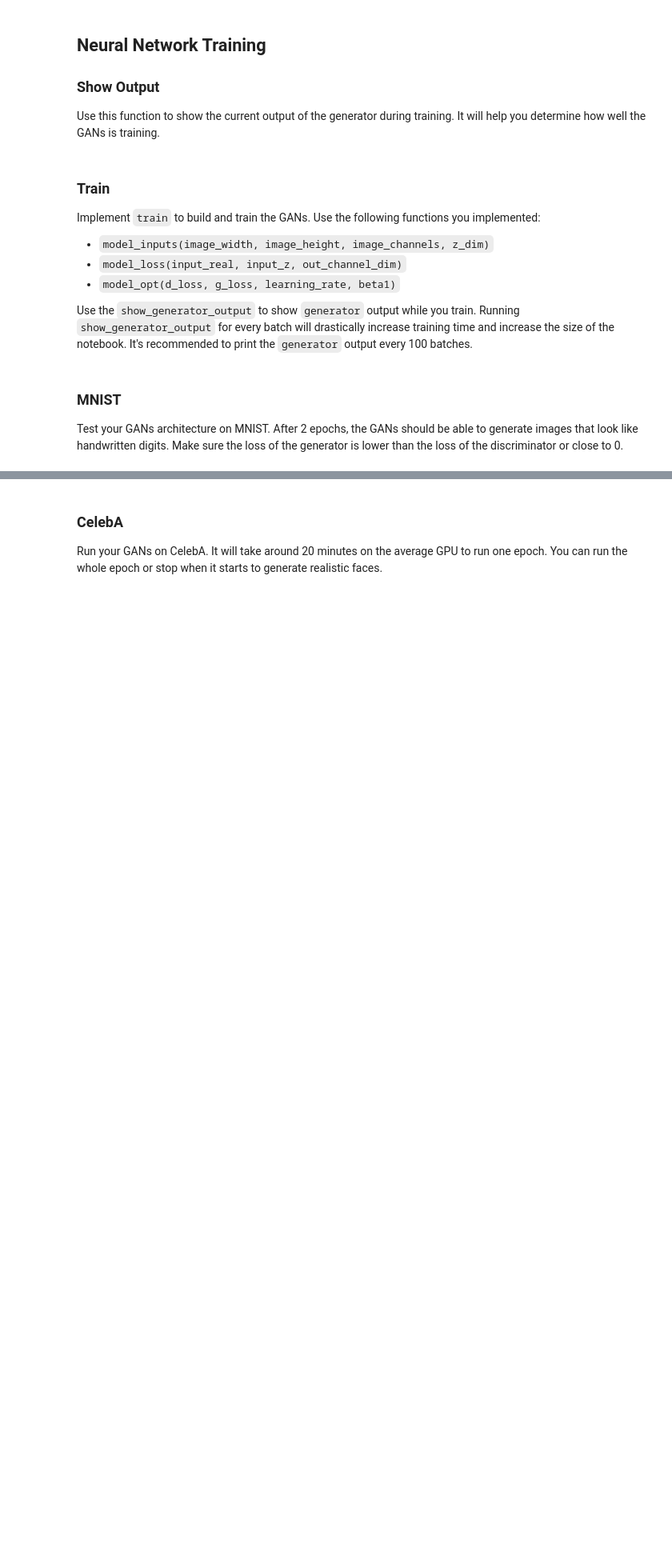
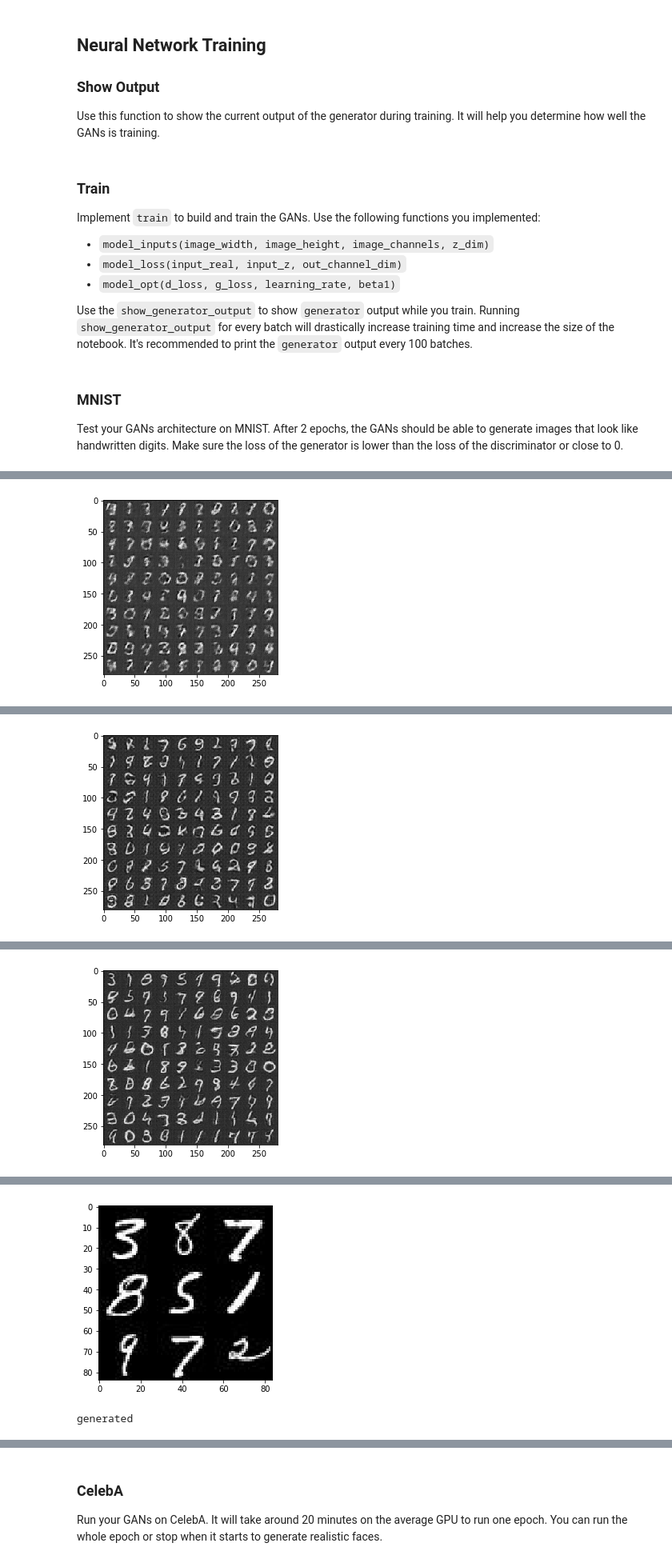
Before and after one commit to bat-cha/deep-learning, a Jupyter notebook: face_generation/dlnd_face_generation.ipynb, the cells around one changed output, grey strips where cells are left out. Shown at 80% size. Saved outputs shown, nothing was run; the diff lists cells and outputs as text; code cells hidden in the pictures; blank space fills up the shorter version.

```diff
--- a/face_generation/dlnd_face_generation.ipynb
+++ b/face_generation/dlnd_face_generation.ipynb
@@ -338,19 +351,17 @@ def train(epoch_count, batch_size, z_dim, learning_rate, beta1, get_batches, dat
     :param data_shape: Shape of the data
     :param data_image_mode: The image mode to use for images ("RGB" or "L")
     """
-    # TODO: Build Model
+
     train_samples, image_width, image_height, image_channels = data_shape
 
     input_real, input_z, learn_rate = model_inputs(image_width, image_height, image_channels, z_dim)
     d_loss, g_loss = model_loss(input_real, input_z, image_channels)
     d_train_opt, g_train_opt = model_opt(d_loss, g_loss, learn_rate, beta1)
 
-    sample_z = np.random.uniform(-1, 1, size=(72, z_dim))
-    samples, losses = [], []
+    n_images = 100
     steps = 0
-    print_every=10
-    show_every=100
-    figsize=(5,5)
+    print_every=250
+    show_every=1000
 
     saver = tf.train.Saver()
 
@@ -358,46 +369,47 @@ def train(epoch_count, batch_size, z_dim, learning_rate, beta1, get_batches, dat
         sess.run(tf.global_variables_initializer())
         for epoch_i in range(epoch_count):
             for batch_images in get_batches(batch_size):
-                # TODO: Train Model
                 steps += 1
                 batch_z = np.random.uniform(-1, 1, size=(batch_size, z_dim))
 
-                # Run optimizers
+                # ratio of 2 generator runs for 1 discriminator run
                 _ = sess.run(d_train_opt, feed_dict={input_real: batch_images, input_z: batch_z, learn_rate:learning_rate})
                 _ = sess.run(g_train_opt, feed_dict={input_z: batch_z, input_real: batch_images, learn_rate:learning_rate})
+                _ = sess.run(g_train_opt, feed_dict={input_z: batch_z, input_real: batch_images, learn_rate:learning_rate})
 
-
+                # print section
                 if steps % print_every == 0:
-                    # At the end of each epoch, get the losses and print them out
                     train_loss_d = d_loss.eval({input_z: batch_z, input_real: batch_images})
                     train_loss_g = g_loss.eval({input_z: batch_z})
 
                     print("Epoch {}/{}...".format(epoch_i+1, epochs),
                           "Discriminator Loss: {:.4f}...".format(train_loss_d),
                           "Generator Loss: {:.4f}".format(train_loss_g))
-                    # Save losses to view after training
-                    losses.append((train_loss_d, train_loss_g))
 
                 if steps % show_every == 0:
-                    gen_samples = sess.run(
-                                   generator(input_z, 3, is_train=False),
-                                   feed_dict={input_z: sample_z})
-                    samples.append(gen_samples)
-                    _ = view_samples(-1, samples, 6, 12, figsize=figsize)
-                    plt.show()
+                    show_generator_output(sess, n_images, input_z, image_channels, data_image_mode)
 
         saver.save(sess, './checkpoints/generator.ckpt')
 
-    with open('samples.pkl', 'wb') as f:
-        pkl.dump(samples, f)
+        # zoom in with only 9 images for last output display
+        print("real")
+        if data_image_mode == 'RGB':
+            mnist_images = helper.get_batch(glob(os.path.join(data_dir, 'img_align_celeba/*.jpg'))[:9], 28, 28, 'RGB')
+            pyplot.imshow(helper.images_square_grid(mnist_images, 'RGB'))
+            pyplot.show()
+        else:
+            mnist_images = helper.get_batch(glob(os.path.join(data_dir, 'mnist/*.jpg'))[:9], 28, 28, 'L')
+            pyplot.imshow(helper.images_square_grid(mnist_images, 'L'), cmap='gray')
+            pyplot.show()
 
-    return losses, samples
+        print("generated")
+        show_generator_output(sess, 9, input_z, image_channels, data_image_mode)
 # %% [markdown]
 ### MNIST
 Test your GANs architecture on MNIST.  After 2 epochs, the GANs should be able to generate images that look like handwritten digits.  Make sure the loss of the generator is lower than the loss of the discriminator or close to 0.
 # %%
-batch_size = 128
-z_dim = 100
+batch_size = 32
+z_dim = 150
 learning_rate = 0.0002
 beta1 = 0.5
 
@@ -423,0 +432 @@ Epoch 1/2... Discriminator Loss: 0.5888... Generator Loss: 1.3574
+[figure, added]
@@ -424,0 +437 @@ KeyboardInterrupt:
+[figure, added]
@@ -424,0 +442 @@ KeyboardInterrupt:
+[figure, added]
@@ -424,0 +447,2 @@ KeyboardInterrupt:
+[figure, added]
+generated
```
Also changed, not shown: parts of 10 cells of this notebook, 1 other file.
